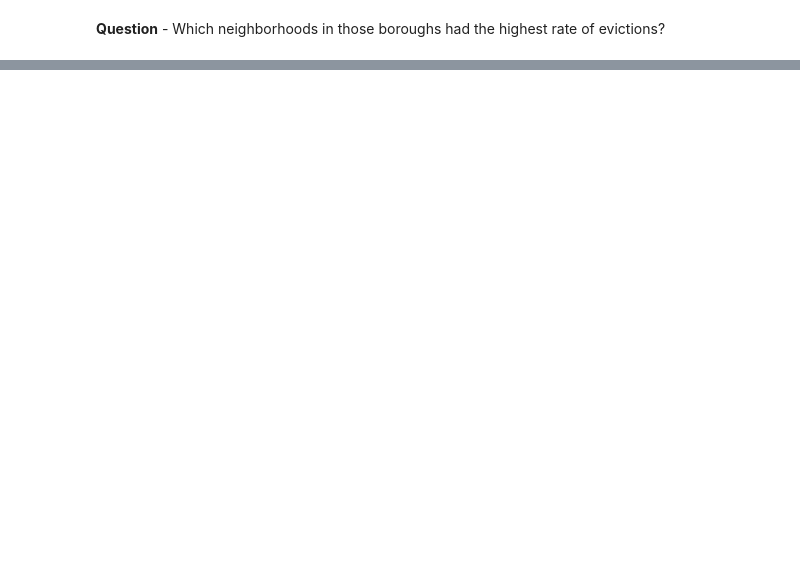
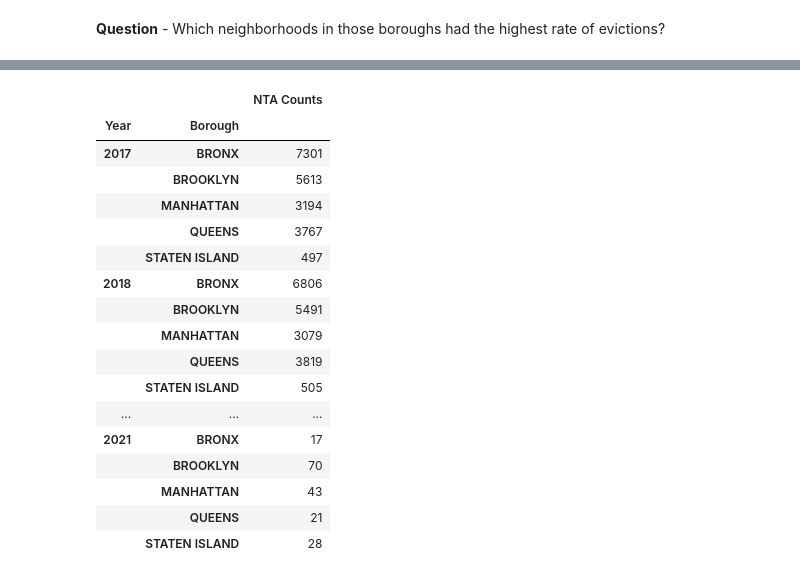
Before and after one commit to mmsouza114/Project01-Evictions, a Jupyter notebook: explore-clean-prepare.ipynb, the cells around one changed output, grey strips where cells are left out. Drawn from its saved outputs; the diff is of its cells as text; code cells hidden in the pictures; blank space fills up the shorter version.

```diff
--- a/explore-clean-prepare.ipynb
+++ b/explore-clean-prepare.ipynb
@@ -526,0 +538,22 @@ borough_year
+# %%
+NTA_counts = cleaned.groupby(['Year','Borough']).Neighborhood_Tabulation_Area.count().to_frame('NTA Counts')
+NTA_counts
+# %% [output]
+|  |  | NTA Counts |
+| Year | Borough |  |
+| 2017 | BRONX | 7301 |
+|  | BROOKLYN | 5613 |
+|  | MANHATTAN | 3194 |
+|  | QUEENS | 3767 |
+|  | STATEN ISLAND | 497 |
+| 2018 | BRONX | 6806 |
+|  | BROOKLYN | 5491 |
+|  | MANHATTAN | 3079 |
+|  | QUEENS | 3819 |
+|  | STATEN ISLAND | 505 |
+| ... | ... | ... |
+| 2021 | BRONX | 17 |
+|  | BROOKLYN | 70 |
+|  | MANHATTAN | 43 |
+|  | QUEENS | 21 |
+|  | STATEN ISLAND | 28 |
```
Also changed, not shown: parts of 6 cells of this notebook.
